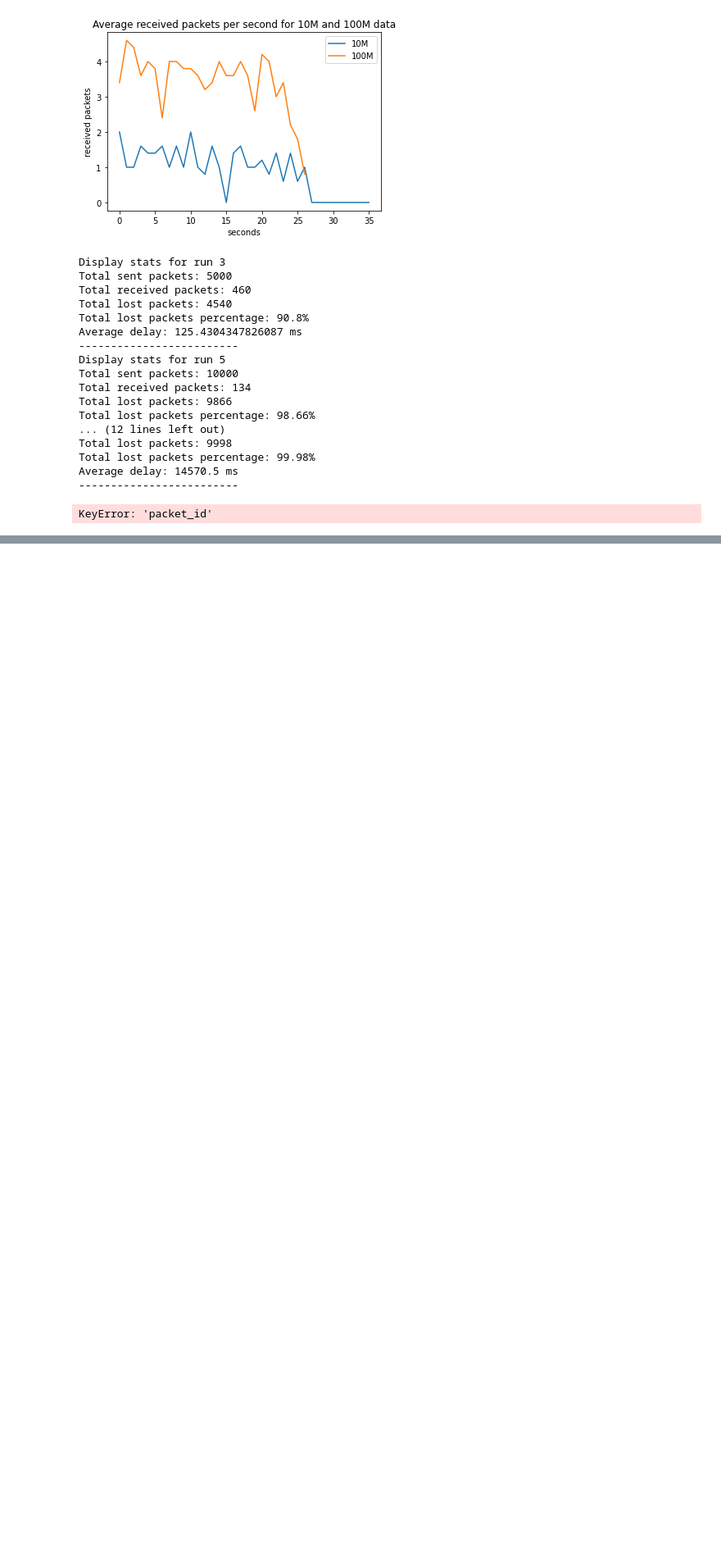
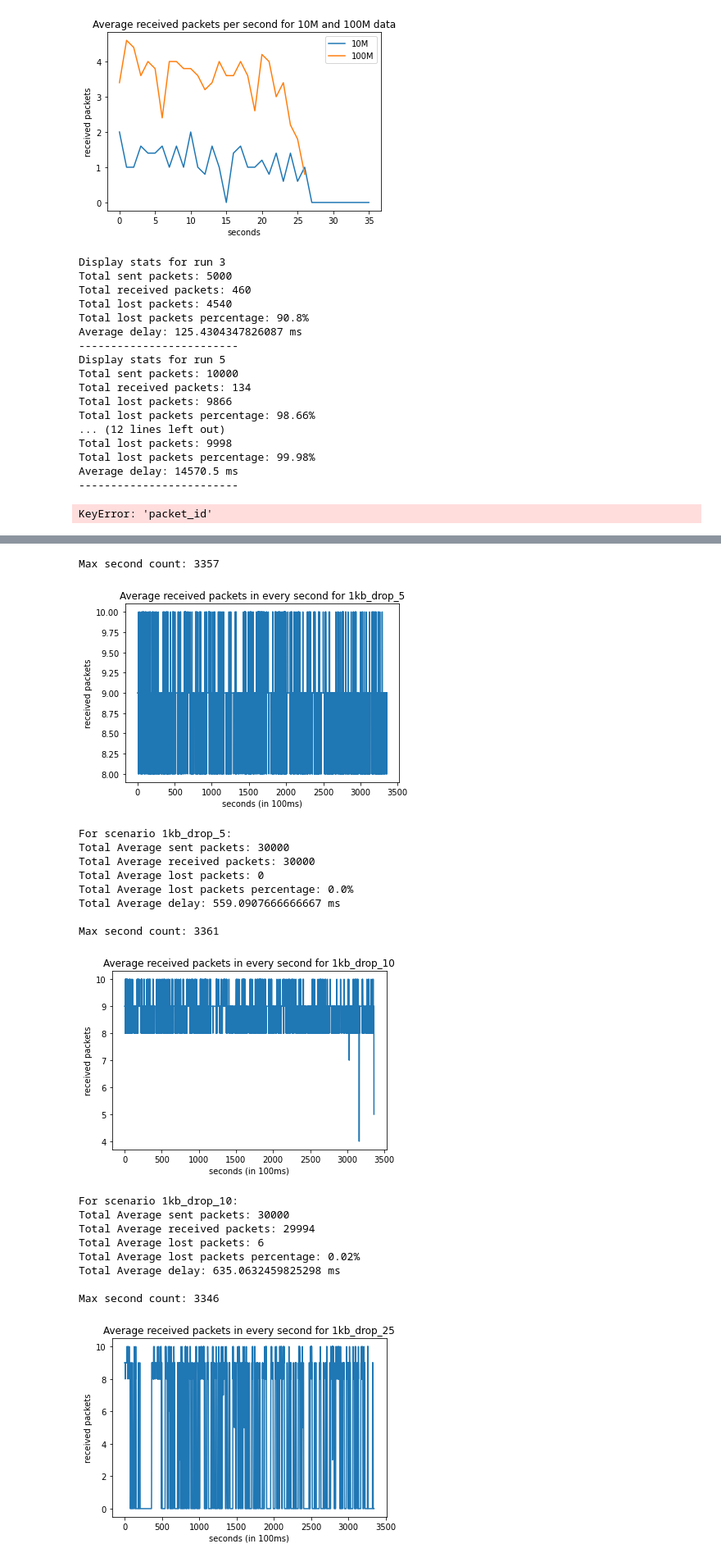
Before and after one commit to gary1030/zenoh-in-noise-environment, a Jupyter notebook: zenoh-measurement/data_analysis.ipynb, the cells around one changed output, grey strips where cells are left out. Shown at 82% size. Drawn from its saved outputs; the diff is of its cells as text; code cells hidden in the pictures; blank space fills up the shorter version.

Commit message:
finish 12/15 data analysis

```diff
--- a/zenoh-measurement/data_analysis.ipynb
+++ b/zenoh-measurement/data_analysis.ipynb
@@ -378,0 +394,54 @@ ValueError: Expected object or value
+# %%
+# define a dictionary to indicate every scenario
+payload_size_list = [1]
+drop_rate_list = [5, 10, 25]
+
+for payload_size in payload_size_list:
+    for drop_rate in drop_rate_list:
+        current_scenario = [0, 0, 0] # first element is total sent packets, second element is total received packets, third element is average delay
+        second_received_packets_lists = []
+        df = get_processed_df(
+                received_data_path=f"received-data/{payload_size}kb_drop_{drop_rate}_interval_0.01_1.json",
+                sent_data_path=f"sent-data/{payload_size}kb_drop_{drop_rate}_interval_0.01_1.json"
+            )
+        current_scenario[0] = df.shape[0]
+        current_scenario[1] = df[df['received_time'].notnull()].shape[0]
+        current_scenario[2] = df['delay'].mean()
+        second_received_packets_list = []
+        for second in range(df['second'].max() + 1):
+            second_df = df[df['second'] == second]
+            second_received_packets = second_df[second_df['received_time'].notnull()].shape[0]
+            second_sent_packets = second_df.shape[0]
+            second_received_packets_list.append(second_received_packets)
+        second_received_packets_lists.append(second_received_packets_list)
+        # draw line chart for average received packets in every second
+        draw_recieved_packet_line_chart(second_received_packets_lists, payload_size, drop_rate)
+
+        print(f"For scenario {payload_size}kb_drop_{drop_rate}:")
+        print(f"Total Average sent packets: {current_scenario[0]}")
+        print(f"Total Average received packets: {current_scenario[1]}")
+        print(f"Total Average lost packets: {current_scenario[0] - current_scenario[1]}")
+        print(f"Total Average lost packets percentage: {(current_scenario[0] - current_scenario[1]) / current_scenario[0] * 100}%")
+        print(f"Total Average delay: {current_scenario[2]} ms")
+        print("")
+# %% [output]
+Max second count: 3357
+[figure, added]
+For scenario 1kb_drop_5:
+Total Average sent packets: 30000
+Total Average received packets: 30000
+Total Average lost packets: 0
+Total Average lost packets percentage: 0.0%
+Total Average delay: 559.0907666666667 ms
+
+Max second count: 3361
+[figure, added]
+For scenario 1kb_drop_10:
+Total Average sent packets: 30000
+Total Average received packets: 29994
+Total Average lost packets: 6
+Total Average lost packets percentage: 0.02%
+Total Average delay: 635.0632459825298 ms
+
+Max second count: 3346
+[figure, added]
```
Also changed, not shown: parts of 3 cells of this notebook, 2 other files.
